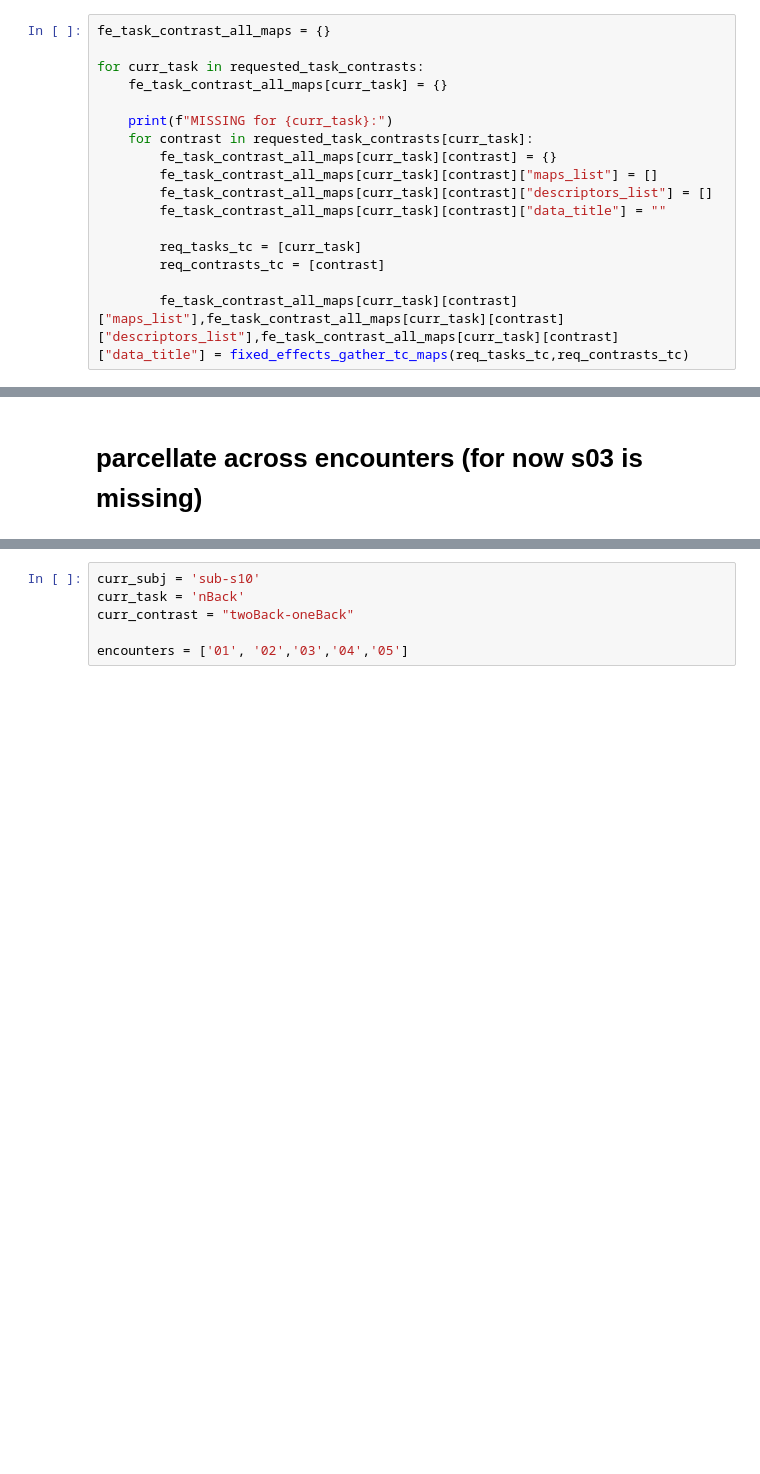
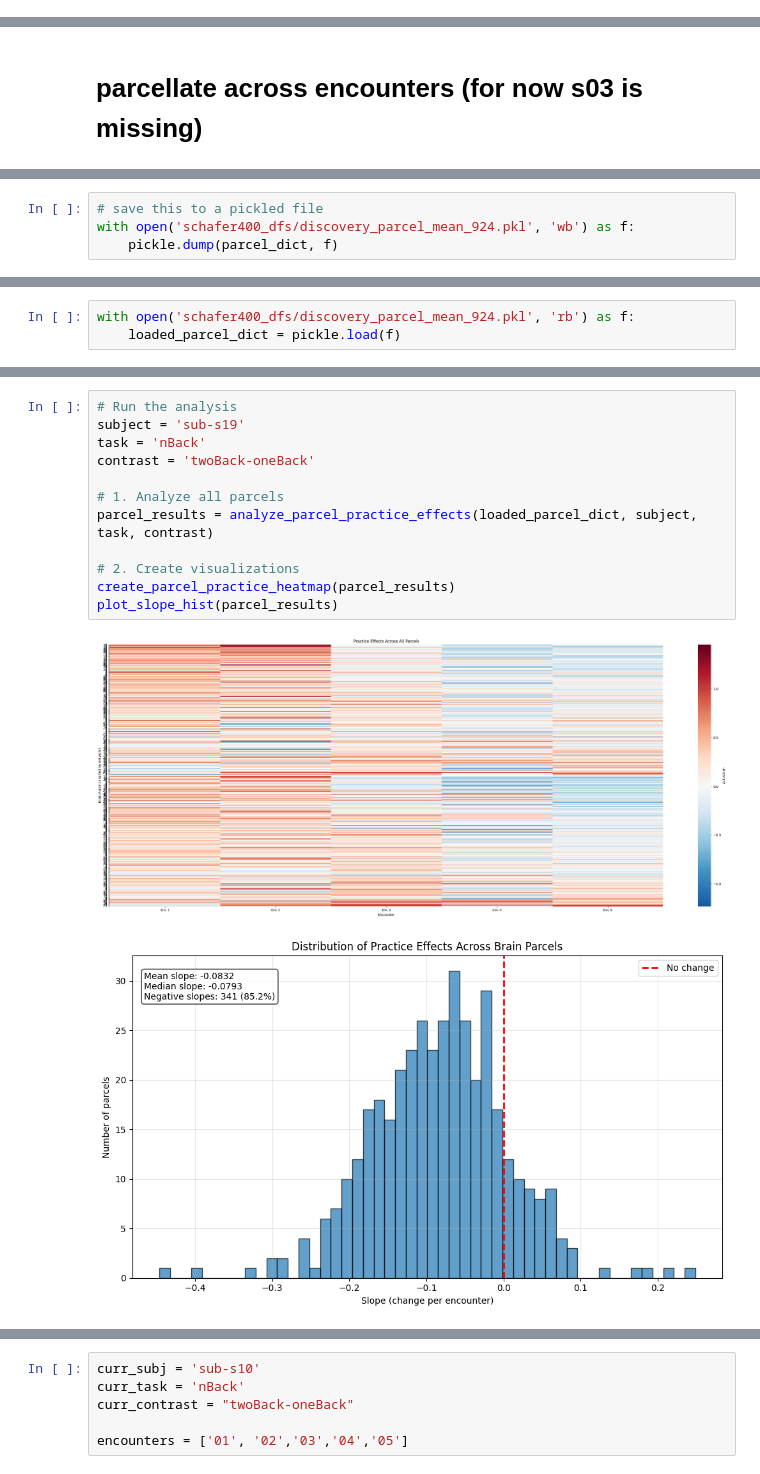
Before and after one commit to nklevak/network_second_modeling, a Jupyter notebook: prelim_discovery_analysis/9_parcellate_indiv.ipynb, the cells around one changed output, grey strips where cells are left out. Drawn from its saved outputs; the diff is of its cells as text; blank space fills up the shorter version.

Commit message:
updating parcellation analysis

```diff
--- a/prelim_discovery_analysis/9_parcellate_indiv.ipynb
+++ b/prelim_discovery_analysis/9_parcellate_indiv.ipynb
@@ -412,17 +349,0 @@ def fixed_effects_gather_tc_maps(req_tasks, req_contrasts, fixed_maps=fe_session
-# %%
-fe_task_contrast_all_maps = {}
-
-for curr_task in requested_task_contrasts:
-    fe_task_contrast_all_maps[curr_task] = {}
-
-    print(f"MISSING for {curr_task}:")
-    for contrast in requested_task_contrasts[curr_task]:
-        fe_task_contrast_all_maps[curr_task][contrast] = {}
-        fe_task_contrast_all_maps[curr_task][contrast]["maps_list"] = []
-        fe_task_contrast_all_maps[curr_task][contrast]["descriptors_list"] = []
-        fe_task_contrast_all_maps[curr_task][contrast]["data_title"] = ""
-
-        req_tasks_tc = [curr_task]
-        req_contrasts_tc = [contrast]
-
-        fe_task_contrast_all_maps[curr_task][contrast]["maps_list"],fe_task_contrast_all_maps[curr_task][contrast]["descriptors_list"],fe_task_contrast_all_maps[curr_task][contrast]["data_title"] = fixed_effects_gather_tc_maps(req_tasks_tc,req_contrasts_tc)
@@ -493,0 +463,4 @@ task_contrast_enc_all_maps = reorganize_dict(task_contrast_all_maps)
+# %%
+# save this to a pickled file
+with open('schafer400_dfs/discovery_parcel_mean_924.pkl', 'wb') as f:
+    pickle.dump(parcel_dict, f)
@@ -493,0 +469,3 @@ task_contrast_enc_all_maps = reorganize_dict(task_contrast_all_maps)
+# %%
+with open('schafer400_dfs/discovery_parcel_mean_924.pkl', 'rb') as f:
+    loaded_parcel_dict = pickle.load(f)
@@ -493,0 +621,15 @@ task_contrast_enc_all_maps = reorganize_dict(task_contrast_all_maps)
+# %%
+# Run the analysis
+subject = 'sub-s19'
+task = 'nBack'
+contrast = 'twoBack-oneBack'
+
+# 1. Analyze all parcels
+parcel_results = analyze_parcel_practice_effects(loaded_parcel_dict, subject, task, contrast)
+
+# 2. Create visualizations
+create_parcel_practice_heatmap(parcel_results)
+plot_slope_hist(parcel_results)
+# %% [output]
+[figure, added]
+[figure, added]
```
Also changed, not shown: parts of 18 cells of this notebook, 1 other file.
